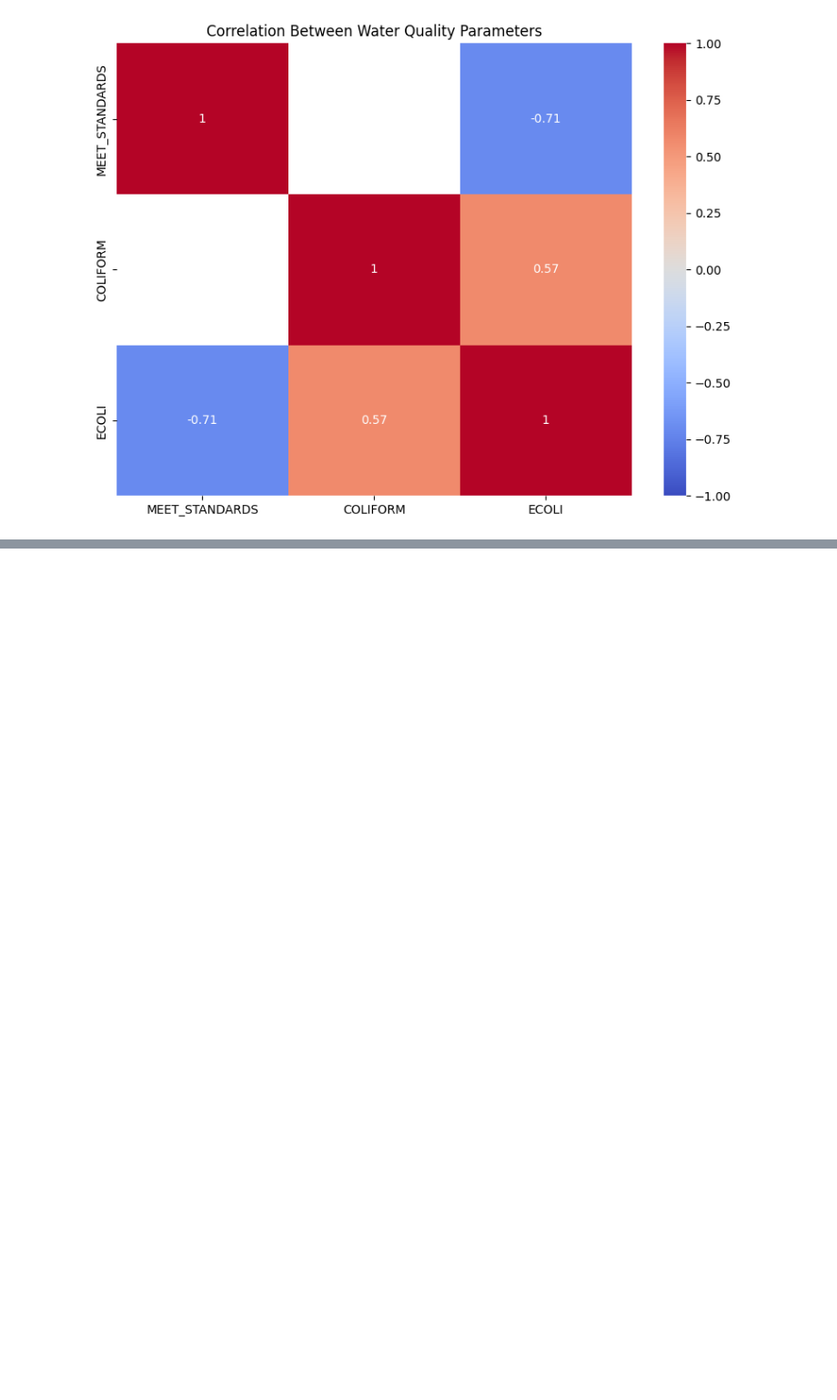
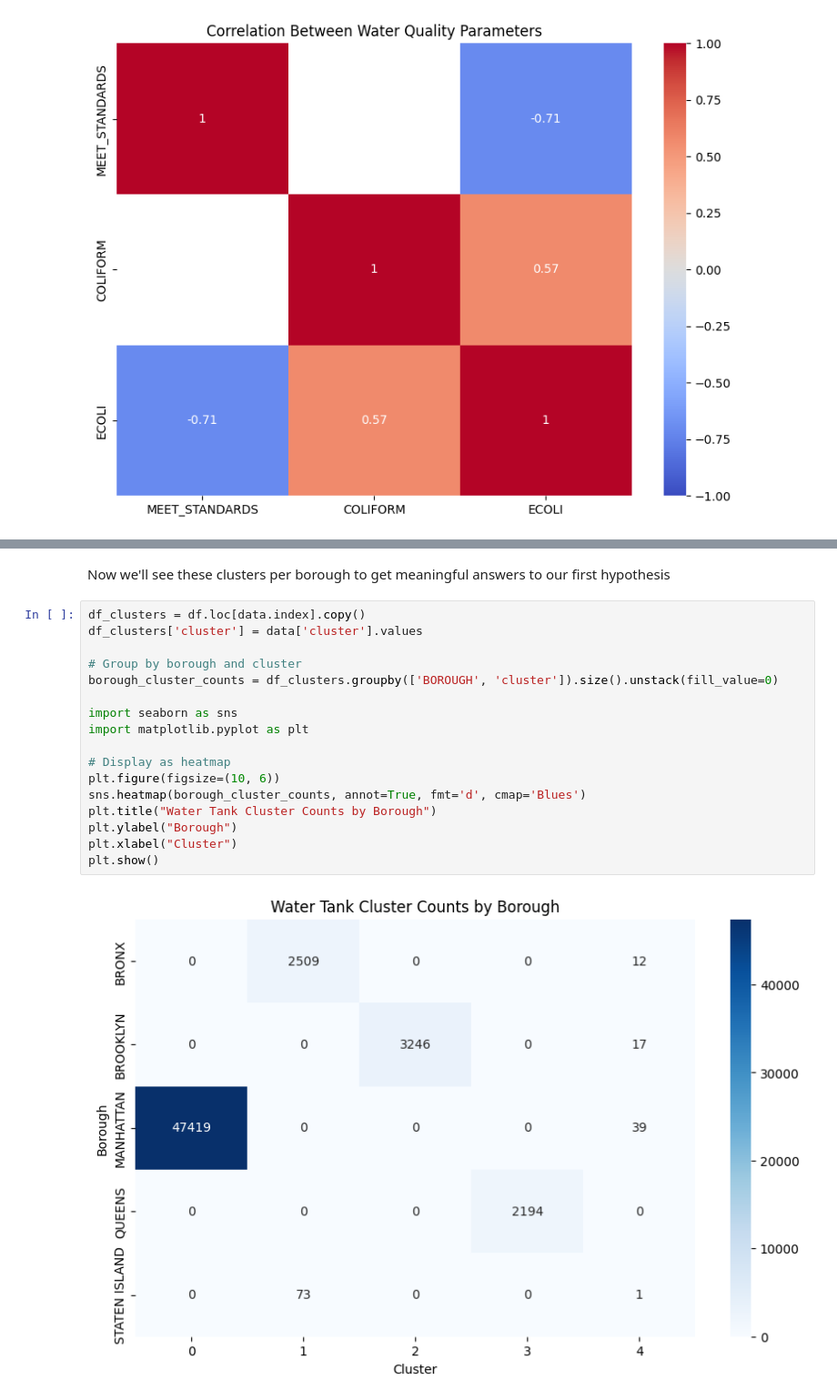
Before and after one commit to OffensiveGeneric/447FinalProj, a Jupyter notebook: data_explore.ipynb, the cells around one changed output, grey strips where cells are left out. Shown at 91% size. Saved outputs shown, nothing was run; the diff lists cells and outputs as text; blank space fills up the shorter version.

```diff
--- a/data_explore.ipynb
+++ b/data_explore.ipynb
@@ -284,0 +404,21 @@ plt.show()
+# %% [markdown]
+Now we'll see these clusters per borough to get meaningful answers to our first hypothesis
+# %%
+df_clusters = df.loc[data.index].copy()
+df_clusters['cluster'] = data['cluster'].values
+
+# Group by borough and cluster
+borough_cluster_counts = df_clusters.groupby(['BOROUGH', 'cluster']).size().unstack(fill_value=0)
+
+import seaborn as sns
+import matplotlib.pyplot as plt
+
+# Display as heatmap
+plt.figure(figsize=(10, 6))
+sns.heatmap(borough_cluster_counts, annot=True, fmt='d', cmap='Blues')
+plt.title("Water Tank Cluster Counts by Borough")
+plt.ylabel("Borough")
+plt.xlabel("Cluster")
+plt.show()
+# %% [output]
+[figure, added]
```
Also changed, not shown: parts of 15 cells of this notebook.
